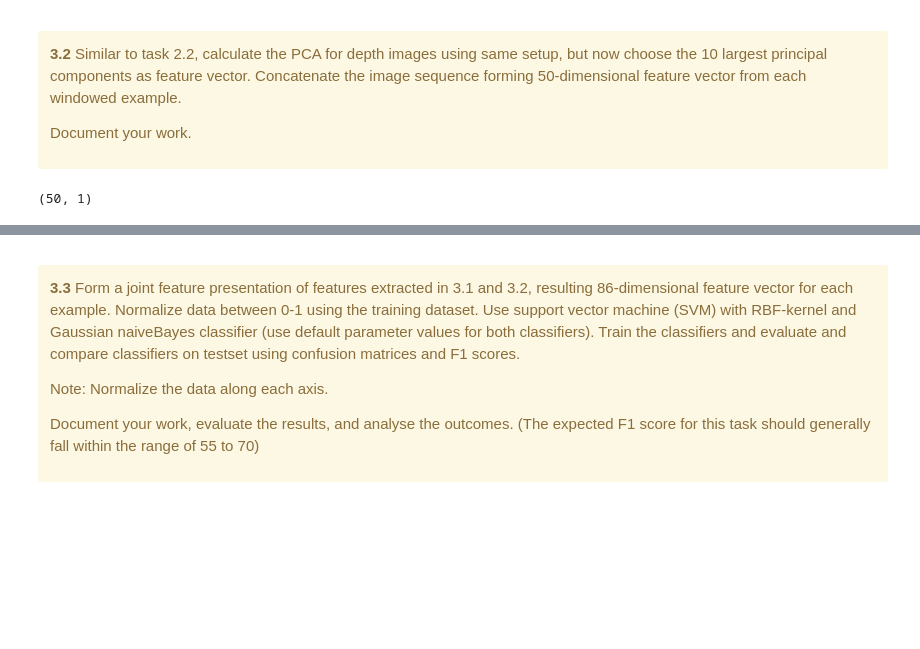
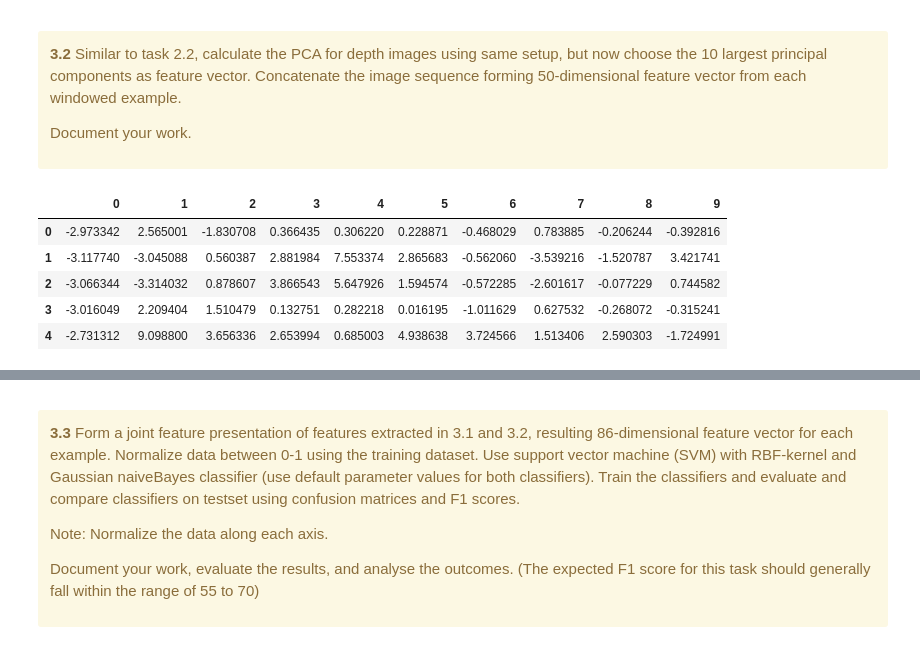
Before and after one commit to dHoundenko/Multi-Modal-Classification, a Jupyter notebook: project-work-MEx-classification.ipynb, the cells around one changed output, grey strips where cells are left out. Cells and saved outputs as stored; diff of their text form; code cells hidden in the pictures; blank space fills up the shorter version.

```diff
--- a/project-work-MEx-classification.ipynb
+++ b/project-work-MEx-classification.ipynb
@@ -1234,11 +1185,13 @@ for i, row in enumerate(training_data_dc['df']):
     new_df_time3 = pca_time3.transform(new_df_time3)
     new_df_time4 = pca_time4.transform(new_df_time4)
 
-    training_data_dc['df'].iloc[i] = pd.DataFrame(np.concatenate((new_df_time0.flatten(),
-                                                                  new_df_time1.flatten(),
-                                                                  new_df_time2.flatten(),
-                                                                  new_df_time3.flatten(),
-                                                                  new_df_time4.flatten())))
+    training_data_dc['df'].iloc[i] = pd.DataFrame(np.vstack((new_df_time0, new_df_time1, new_df_time2, new_df_time3, new_df_time4)))
+
+    # training_data_dc['df'].iloc[i] = pd.DataFrame(np.concatenate((new_df_time0.flatten(),
+    #                                                               new_df_time1.flatten(),
+    #                                                               new_df_time2.flatten(),
+    #                                                               new_df_time3.flatten(),
+    #                                                               new_df_time4.flatten())))
 
 for i, row in enumerate(test_data_dc['df']):
     temp_df_time0 = pd.DataFrame(test_data_dc['df'].iloc[i].iloc[0, test_data_dc['df'].iloc[i].columns != 'time'])
@@ -1259,13 +1212,20 @@ for i, row in enumerate(test_data_dc['df']):
     new_df_time3 = pca_time3.transform(new_df_time3)
     new_df_time4 = pca_time4.transform(new_df_time4)
 
-    test_data_dc['df'].iloc[i] = pd.DataFrame(np.concatenate((new_df_time0.flatten(),
-                                                              new_df_time1.flatten(),
-                                                              new_df_time2.flatten(),
-                                                              new_df_time3.flatten(),
-                                                              new_df_time4.flatten())))
+    test_data_dc['df'].iloc[i] = pd.DataFrame(np.vstack((new_df_time0, new_df_time1, new_df_time2, new_df_time3, new_df_time4)))
+
+    # test_data_dc['df'].iloc[i] = pd.DataFrame(np.concatenate((new_df_time0.flatten(),
+    #                                                           new_df_time1.flatten(),
+    #                                                           new_df_time2.flatten(),
+    #                                                           new_df_time3.flatten(),
+    #                                                           new_df_time4.flatten())))
 ### Your code ends here ###
 # %%
-test_data_dc['df'].iloc[0].shape
+training_data_dc['df'].iloc[0]
 # %% [output]
-(50, 1)
+|  | 0 | 1 | 2 | 3 | 4 | 5 | 6 | 7 | 8 | 9 |
+| 0 | -2.973342 | 2.565001 | -1.830708 | 0.366435 | 0.306220 | 0.228871 | -0.468029 | 0.783885 | -0.206244 | -0.392816 |
+| 1 | -3.117740 | -3.045088 | 0.560387 | 2.881984 | 7.553374 | 2.865683 | -0.562060 | -3.539216 | -1.520787 | 3.421741 |
+| 2 | -3.066344 | -3.314032 | 0.878607 | 3.866543 | 5.647926 | 1.594574 | -0.572285 | -2.601617 | -0.077229 | 0.744582 |
+| 3 | -3.016049 | 2.209404 | 1.510479 | 0.132751 | 0.282218 | 0.016195 | -1.011629 | 0.627532 | -0.268072 | -0.315241 |
+| 4 | -2.731312 | 9.098800 | 3.656336 | 2.653994 | 0.685003 | 4.938638 | 3.724566 | 1.513406 | 2.590303 | -1.724991 |
```
Also changed, not shown: parts of 27 cells of this notebook.
